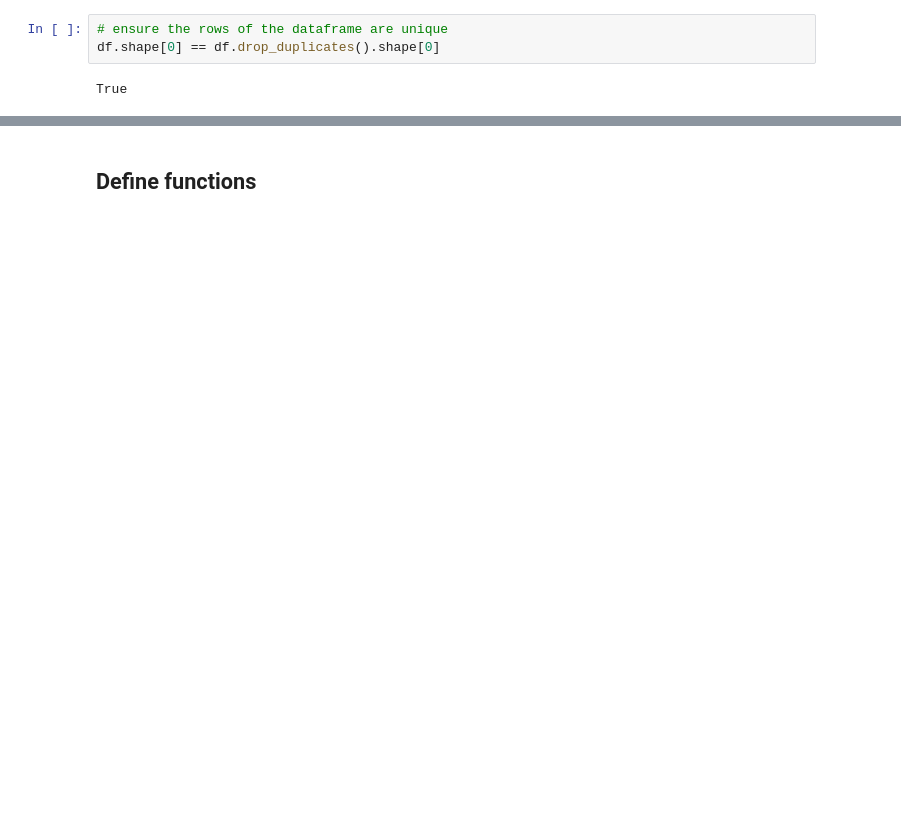
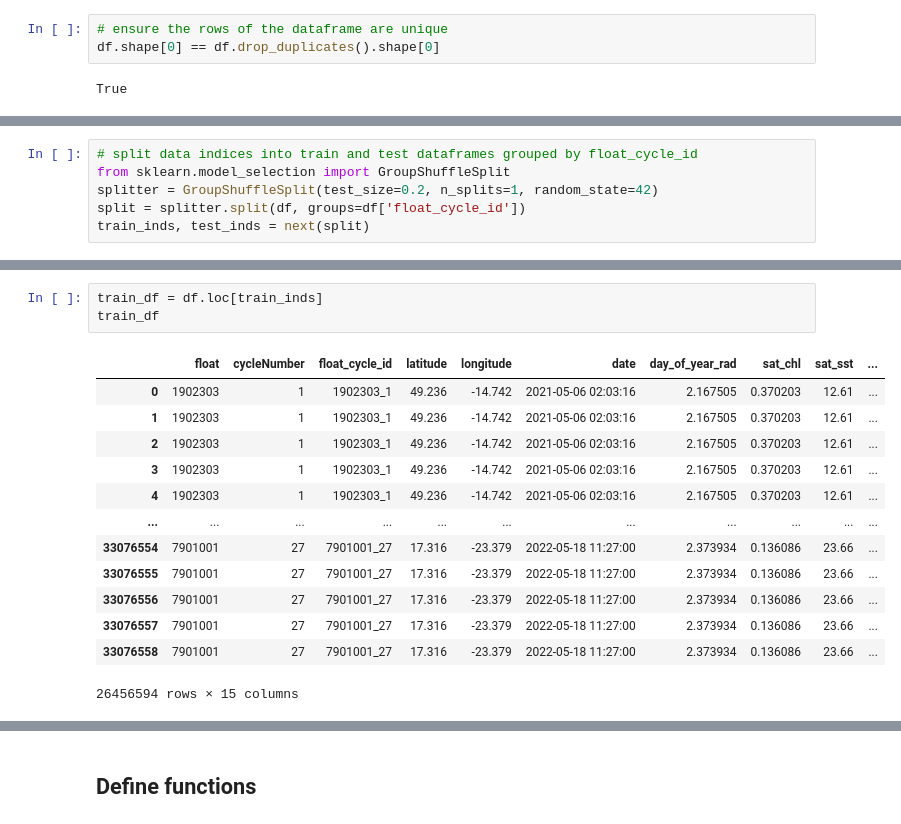
Before and after one commit to gnyirjesy/ocean-depth-characterization, a Jupyter notebook: preliminary_models/xgb_feature_selection_ejd.ipynb, the cells around one changed output, grey strips where cells are left out. Cells and saved outputs as stored; diff of their text form; blank space fills up the shorter version.

```diff
--- a/preliminary_models/xgb_feature_selection_ejd.ipynb
+++ b/preliminary_models/xgb_feature_selection_ejd.ipynb
@@ -91,0 +115,6 @@ True
+# %%
+# split data indices into train and test dataframes grouped by float_cycle_id
+from sklearn.model_selection import GroupShuffleSplit
+splitter = GroupShuffleSplit(test_size=0.2, n_splits=1, random_state=42)
+split = splitter.split(df, groups=df['float_cycle_id'])
+train_inds, test_inds = next(split)
@@ -91,0 +127,17 @@ True
+# %%
+train_df = df.loc[train_inds]
+train_df
+# %% [output]
+|  | float | cycleNumber | float_cycle_id | latitude | longitude | date | day_of_year_rad | sat_chl | sat_sst | ... |
+| 0 | 1902303 | 1 | 1902303_1 | 49.236 | -14.742 | 2021-05-06 02:03:16 | 2.167505 | 0.370203 | 12.61 | ... |
+| 1 | 1902303 | 1 | 1902303_1 | 49.236 | -14.742 | 2021-05-06 02:03:16 | 2.167505 | 0.370203 | 12.61 | ... |
+| 2 | 1902303 | 1 | 1902303_1 | 49.236 | -14.742 | 2021-05-06 02:03:16 | 2.167505 | 0.370203 | 12.61 | ... |
+| 3 | 1902303 | 1 | 1902303_1 | 49.236 | -14.742 | 2021-05-06 02:03:16 | 2.167505 | 0.370203 | 12.61 | ... |
+| 4 | 1902303 | 1 | 1902303_1 | 49.236 | -14.742 | 2021-05-06 02:03:16 | 2.167505 | 0.370203 | 12.61 | ... |
+| ... | ... | ... | ... | ... | ... | ... | ... | ... | ... | ... |
+| 33076554 | 7901001 | 27 | 7901001_27 | 17.316 | -23.379 | 2022-05-18 11:27:00 | 2.373934 | 0.136086 | 23.66 | ... |
+| 33076555 | 7901001 | 27 | 7901001_27 | 17.316 | -23.379 | 2022-05-18 11:27:00 | 2.373934 | 0.136086 | 23.66 | ... |
+| 33076556 | 7901001 | 27 | 7901001_27 | 17.316 | -23.379 | 2022-05-18 11:27:00 | 2.373934 | 0.136086 | 23.66 | ... |
+| 33076557 | 7901001 | 27 | 7901001_27 | 17.316 | -23.379 | 2022-05-18 11:27:00 | 2.373934 | 0.136086 | 23.66 | ... |
+| 33076558 | 7901001 | 27 | 7901001_27 | 17.316 | -23.379 | 2022-05-18 11:27:00 | 2.373934 | 0.136086 | 23.66 | ... |
+26456594 rows × 15 columns
```
Also changed, not shown: parts of 21 cells of this notebook, 1 other file.
